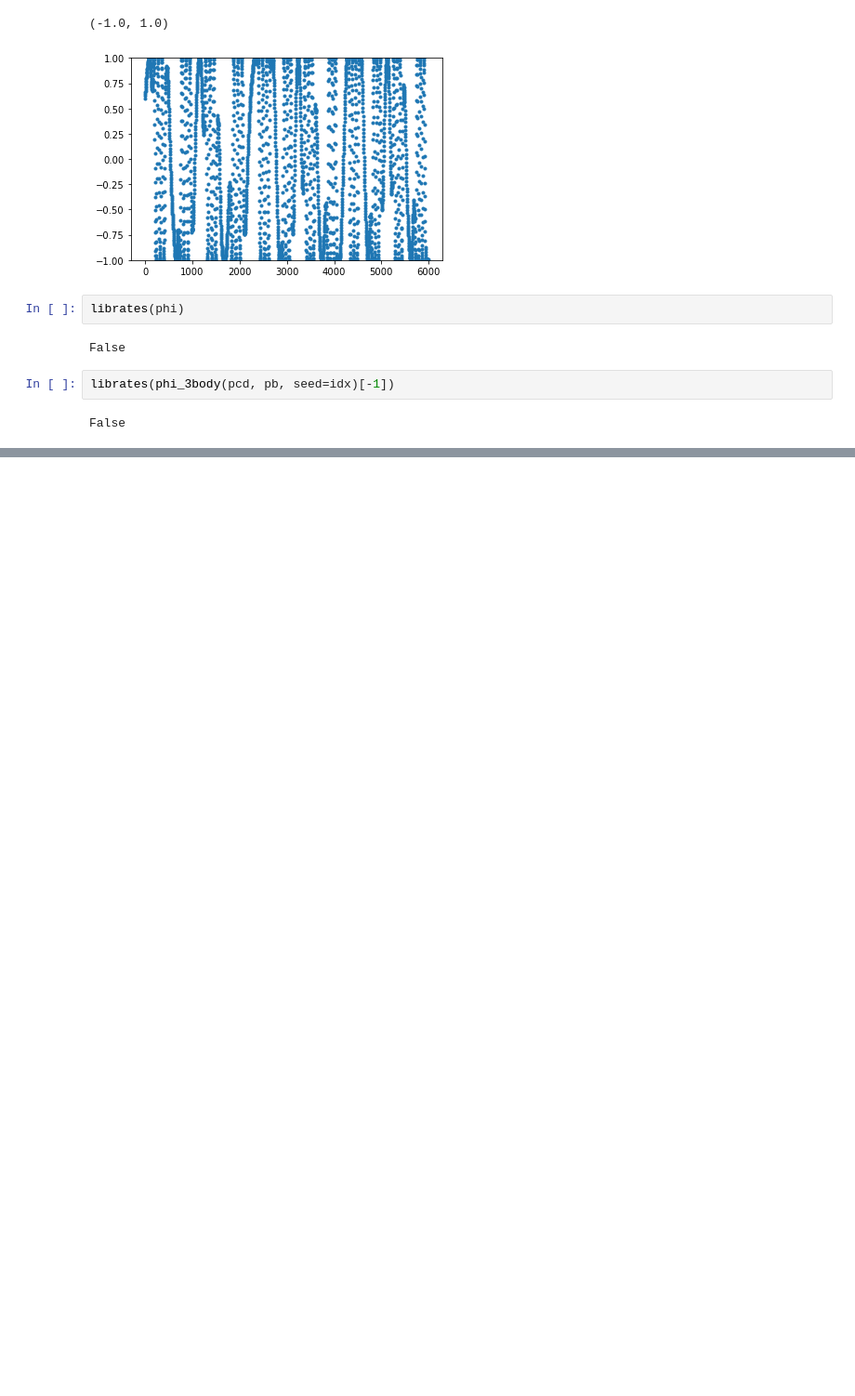
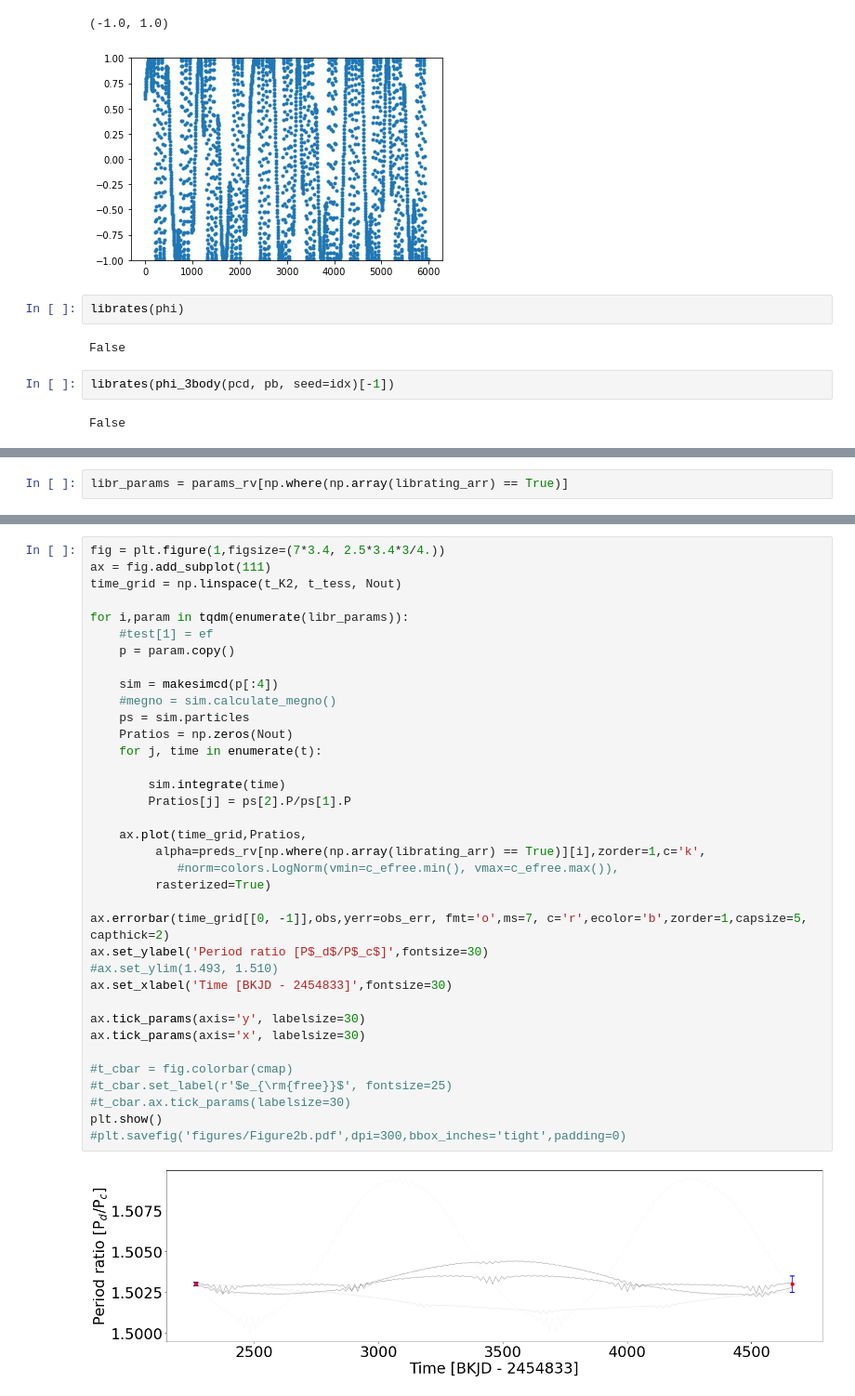
Before and after one commit to Rob685/V1298Tau_stability, a Jupyter notebook: librating3bodyMMR_robedited.ipynb, the cells around one changed output, grey strips where cells are left out. Shown: that part at 93% size. Cells and saved outputs as stored; diff of their text form; blank space fills up the shorter version.

```diff
--- a/librating3bodyMMR_robedited.ipynb
+++ b/librating3bodyMMR_robedited.ipynb
@@ -139,0 +158,2 @@ False
+# %%
+libr_params = params_rv[np.where(np.array(librating_arr) == True)]
@@ -139,0 +257,38 @@ False
+# %%
+fig = plt.figure(1,figsize=(7*3.4, 2.5*3.4*3/4.))
+ax = fig.add_subplot(111)
+time_grid = np.linspace(t_K2, t_tess, Nout)
+
+for i,param in tqdm(enumerate(libr_params)):
+    #test[1] = ef
+    p = param.copy()
+
+    sim = makesimcd(p[:4])
+    #megno = sim.calculate_megno()
+    ps = sim.particles
+    Pratios = np.zeros(Nout)
+    for j, time in enumerate(t):
+
+        sim.integrate(time)
+        Pratios[j] = ps[2].P/ps[1].P
+
+    ax.plot(time_grid,Pratios,
+         alpha=preds_rv[np.where(np.array(librating_arr) == True)][i],zorder=1,c='k',
+            #norm=colors.LogNorm(vmin=c_efree.min(), vmax=c_efree.max()),
+         rasterized=True)
+
+ax.errorbar(time_grid[[0, -1]],obs,yerr=obs_err, fmt='o',ms=7, c='r',ecolor='b',zorder=1,capsize=5, capthick=2)
+ax.set_ylabel('Period ratio [P$_d$/P$_c$]',fontsize=30)
+#ax.set_ylim(1.493, 1.510)
+ax.set_xlabel('Time [BKJD - 2454833]',fontsize=30)
+
+ax.tick_params(axis='y', labelsize=30)
+ax.tick_params(axis='x', labelsize=30)
+
+#t_cbar = fig.colorbar(cmap)
+#t_cbar.set_label(r'$e_{\rm{free}}$', fontsize=25)
+#t_cbar.ax.tick_params(labelsize=30)
+plt.show()
+#plt.savefig('figures/Figure2b.pdf',dpi=300,bbox_inches='tight',padding=0)
+# %% [output]
+[figure, added]
```
Also changed, not shown: parts of 22 cells of this notebook, 8 other files.
